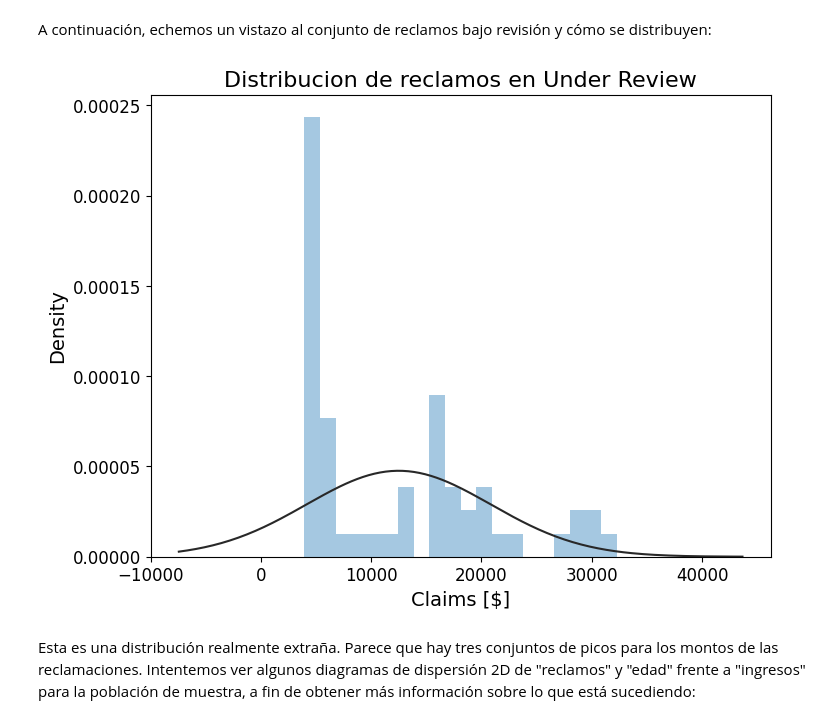
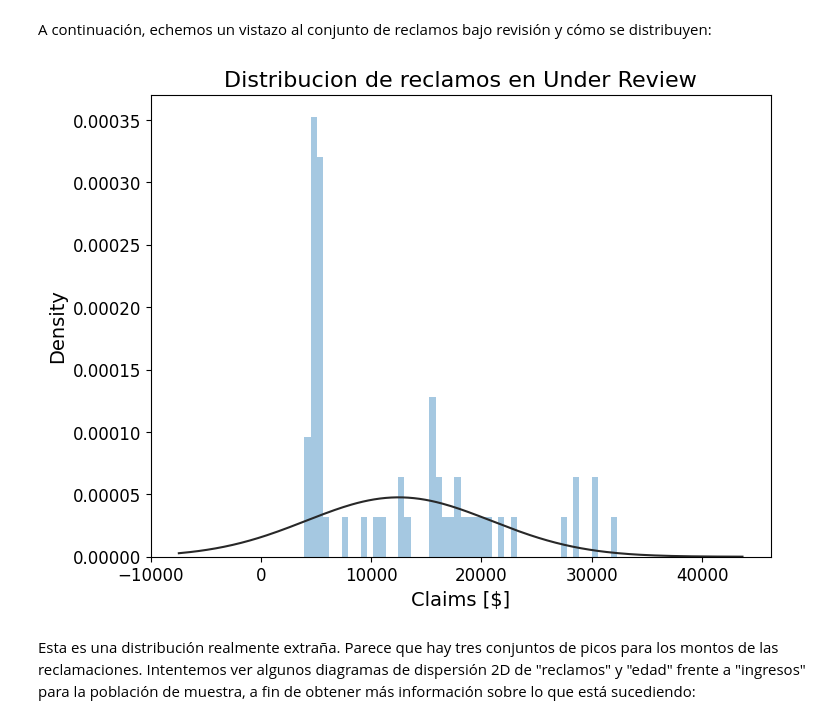
Before and after one commit to dfbustosus/Bootcamp-DS-2024-I, a Jupyter notebook: Clase 20/1) K-Means - Detección de Fraude.ipynb, the cells around one changed output. Cells and saved outputs as stored; diff of their text form; code cells hidden in the pictures.

```diff
--- a/Clase 20/1) K-Means - Detección de Fraude.ipynb
+++ b/Clase 20/1) K-Means - Detección de Fraude.ipynb
@@ -55,19 +57,19 @@ A continuación, echemos un vistazo al conjunto de reclamos bajo revisión y có
 # %%
 import warnings
 warnings.filterwarnings("ignore")
 #%matplotlib inline
 plt.figure(figsize=(8,6))
 df_frauds=df_data[df_data['fraud']=='Under Review']
 x=df_frauds['claims']
-sns.distplot(x, bins=20, kde=False, fit=norm)
+sns.distplot(x, bins=50, kde=False, fit=norm)
 plt.title('Distribucion de reclamos en Under Review', fontsize=16)
 plt.xlabel('Claims [$]', fontsize=14)
 plt.xticks(fontsize=12)
 plt.ylabel('Density', fontsize=14)
 plt.yticks(fontsize=12)
 plt.show()
 # %% [output]
-[figure, old version]
+[figure, new version]
 # %% [markdown]
 Esta es una distribución realmente extraña. Parece que hay tres conjuntos de picos para los montos de las reclamaciones. Intentemos ver algunos diagramas de dispersión 2D de "reclamos" y "edad" frente a "ingresos" para la población de muestra, a fin de obtener más información sobre lo que está sucediendo:
 # %%
```
Also changed, not shown: parts of 11 cells of this notebook.
